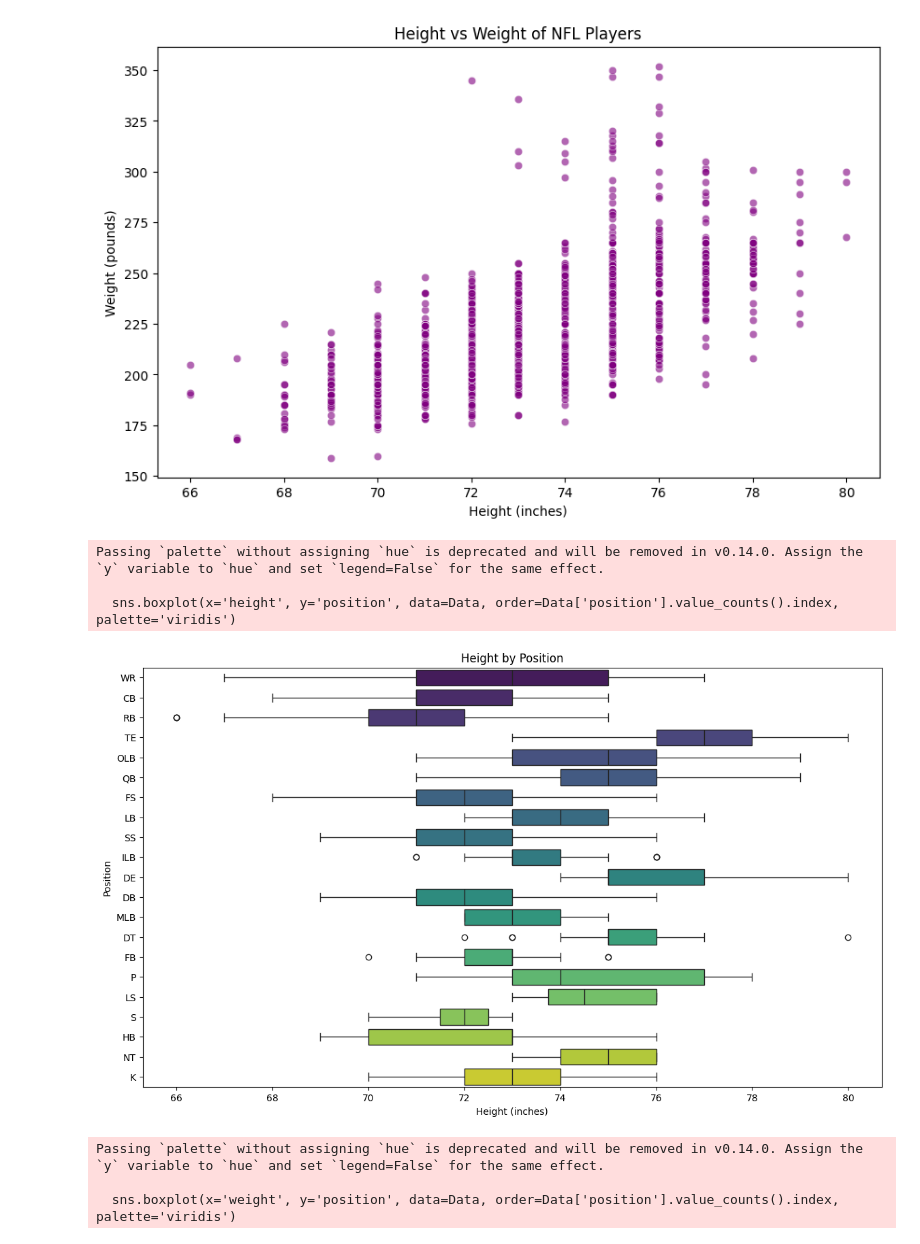
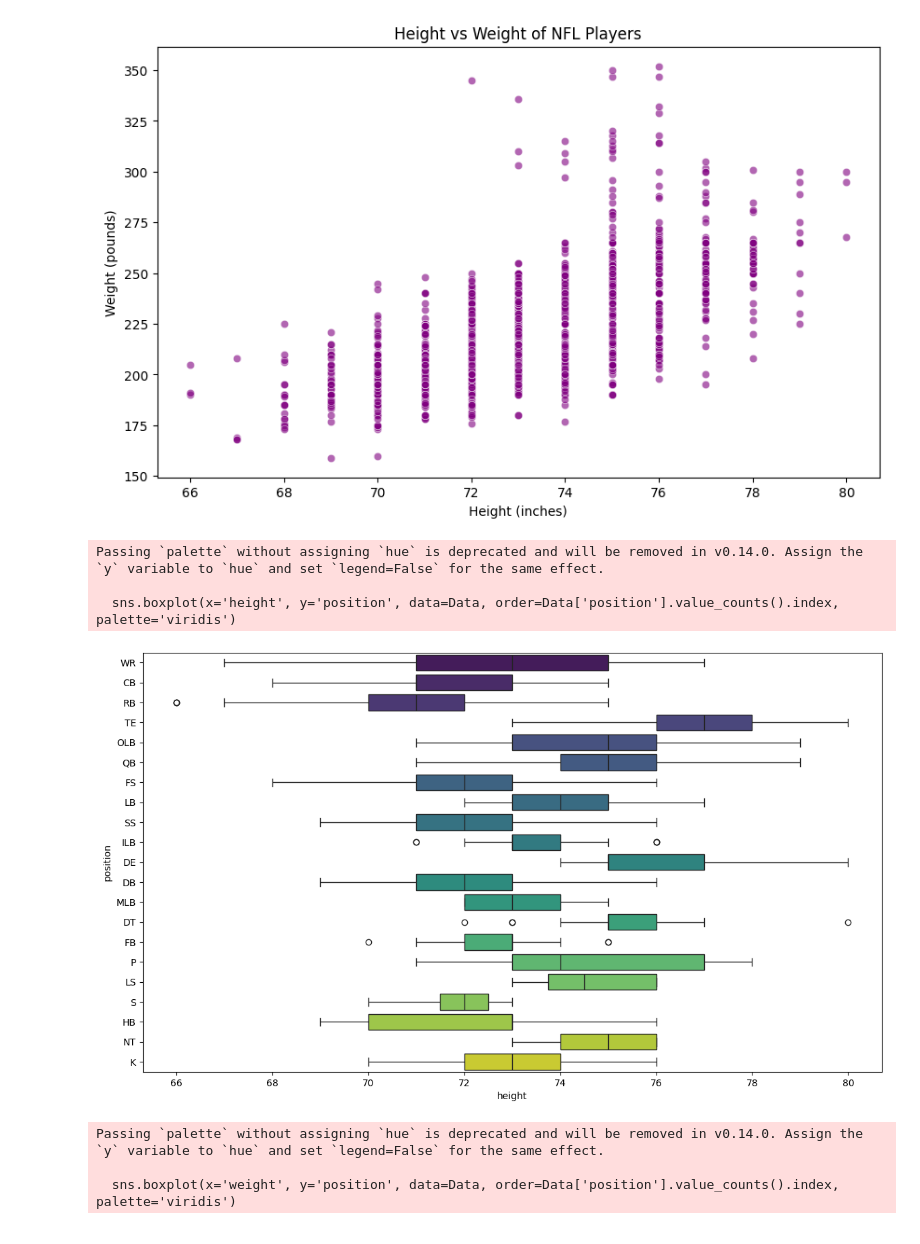
Before and after one commit to SylviaMwai/NFL-Players-Analytics-EDA-, a Jupyter notebook: NFL_Players_Analytics_(EDA).ipynb, the cells around one changed output. Drawn from its saved outputs; the diff is of its cells as text; code cells hidden in the pictures.

```diff
--- a/NFL_Players_Analytics_(EDA).ipynb
+++ b/NFL_Players_Analytics_(EDA).ipynb
@@ -317,16 +328,14 @@ plt.show()
 # %%
 # Height by Position
 plt.figure(figsize=(14, 8))
 sns.boxplot(x='height', y='position', data=Data, order=Data['position'].value_counts().index, palette='viridis')
-plt.title('Height by Position')
-plt.xlabel('Height (inches)')
-plt.ylabel('Position')
+
 plt.show()
 # %% [output]
 Passing `palette` without assigning `hue` is deprecated and will be removed in v0.14.0. Assign the `y` variable to `hue` and set `legend=False` for the same effect.
 
   sns.boxplot(x='height', y='position', data=Data, order=Data['position'].value_counts().index, palette='viridis')
-[figure, old version]
+[figure, new version]
 # %%
 # Weight by Position
 plt.figure(figsize=(14, 8))
```
Also changed, not shown: parts of 2 cells of this notebook.
